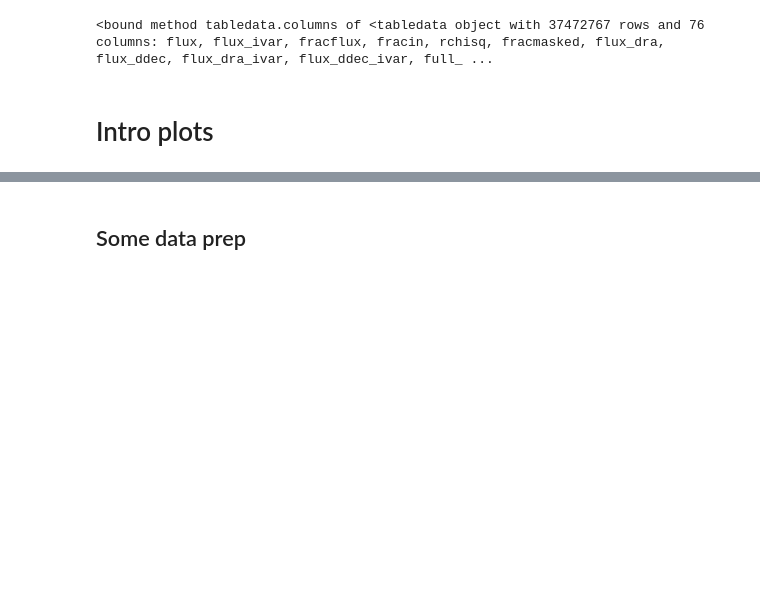
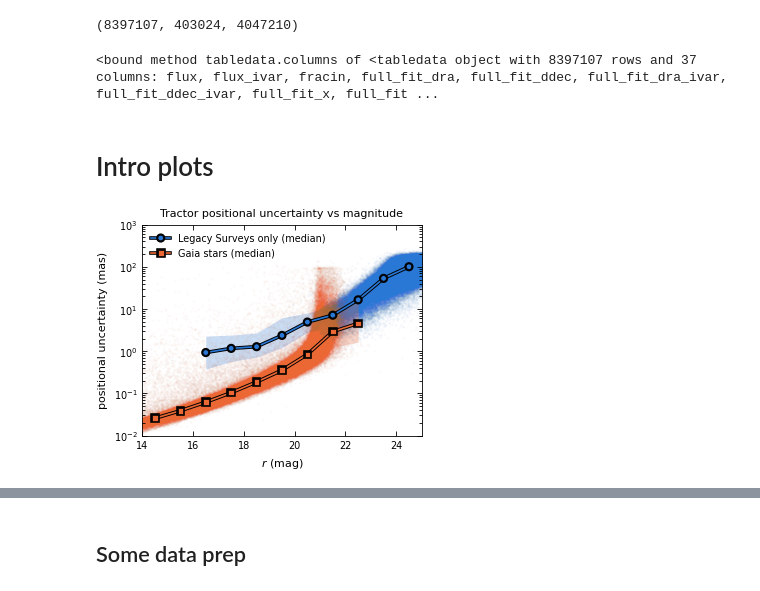
Before and after one commit to nadafalou/LegacyPM, a Jupyter notebook: run/err-plots.ipynb, the cells around one changed output, grey strips where cells are left out. Cells and saved outputs as stored; diff of their text form; code cells hidden in the pictures; blank space fills up the shorter version.

```diff
--- a/run/err-plots.ipynb
+++ b/run/err-plots.ipynb
@@ -14,8 +14,8 @@ from py_files import brick_DCR
 # [EDITED 2026-10-12] data come from the combined per-slice files (slurm/combine_catalogue.py), not per-brick files
 # Which RA slices to use. Per-epoch figures: a few slices are plenty (~9M Gaia-star epochs per full slice).
 # Catalogue-level figures (PM vs Gaia, pulls, footprint): the whole processed sample.
-EPOCH_DEGREES = ['060']
-PM_DEGREES = ['000-063']
+EPOCH_DEGREES = ['000']
+PM_DEGREES = ['000-001']
 PLOTS = '../writeup/plots/'   # paper figures go here
 from py_files import pm_analysis as pma
 from py_files import plot_style as ps
@@ -25,29 +25,45 @@ ps.apply()
 F, T = pma.load_gaia_epochs(EPOCH_DEGREES)
 P = pma.load_combined('pm', EPOCH_DEGREES)   # all PSF objects with PMs in these slices (for the intro plot)
 len(F), len(T), len(P)
+# %% [output]
+(8397107, 403024, 4047210)
 # %%
 F.columns
 # %% [output]
-<bound method tabledata.columns of <tabledata object with 37472767 rows and 76 columns: flux, flux_ivar, fracflux, fracin, rchisq, fracmasked, flux_dra, flux_ddec, flux_dra_ivar, flux_ddec_ivar, full_ ...
+<bound method tabledata.columns of <tabledata object with 8397107 rows and 37 columns: flux, flux_ivar, fracin, full_fit_dra, full_fit_ddec, full_fit_dra_ivar, full_fit_ddec_ivar, full_fit_x, full_fit ...
 # %% [markdown]
 # Intro plots
 # %%
-# [EDITED 2026-10-14] shared plot style (py_files/plot_style.py): print-size figure, colour-blind-safe colours
-# [EDITED 2026-10-12] uses P (all PSF objects with PMs), since T now holds only Gaia stars; saves F1
-P.sigma_rd = np.hypot(np.sqrt(1/P.ra_ivar), np.sqrt(1/P.dec_ivar)) * 60**2 # units np.sqrt(1/deg^-2) * 60**2 = arcsec
-P.mag = -2.5*(np.log10(P.flux_r) - 9)
-plt.figure(figsize=(ps.COLUMN, 2.6))
-NG = np.flatnonzero(P.ref_cat != 'GE')
-plt.scatter(P.mag[NG], P.sigma_rd[NG], alpha=0.1, s=1, color=ps.SERIES[0], rasterized=True, label='Legacy Surveys')
-G = np.flatnonzero(P.ref_cat == 'GE')
-plt.scatter(P.mag[G], P.sigma_rd[G], alpha=0.1, s=1, color=ps.SERIES[1], rasterized=True, label='Gaia stars')
-
-plt.ylabel('(Theoretical) Errors (arcsec)')
-plt.xlabel('r mag of source');
-# plt.ylim(0, 1)
-plt.yscale('log')
-plt.legend(markerscale=6)
-plt.savefig(PLOTS + 'pos_err_vs_mag.png', dpi=200, bbox_inches='tight')
+# [EDITED 2026-10-22] post-meeting plot changes (PLAN "PLAN AFTER DUSTIN MEETING", F)
+# F1: catalogue positional uncertainty vs r magnitude, Legacy Surveys point sources vs Gaia stars.
+# Faint points (alpha 0.03) show the spread; lines are the median in 1-mag bins (shaded: 16th-84th percentile).
+import matplotlib.patheffects as pe
+P.sigma_rd = np.hypot(np.sqrt(1 / P.ra_ivar), np.sqrt(1 / P.dec_ivar)) * 3.6e6   # mas
+with np.errstate(all='ignore'):
+    P.mag = 22.5 - 2.5 * np.log10(P.flux_r)
+ok = np.isfinite(P.mag) & np.isfinite(P.sigma_rd) & (P.sigma_rd > 0)
+fig, ax = plt.subplots(figsize=(ps.COLUMN, 2.7), constrained_layout=True)
+mb = np.arange(14, 25.01, 1.0)
+for k, (sel, label) in enumerate([(P.ref_cat != 'GE', 'Legacy Surveys only'), (P.ref_cat == 'GE', 'Gaia stars')]):
+    J = np.flatnonzero(ok & sel)
+    Js = np.random.default_rng(0).choice(J, min(len(J), 300000), replace=False)   # plotting subsample
+    ax.scatter(P.mag[Js], P.sigma_rd[Js], s=0.3, alpha=0.03, color=ps.SERIES[k], rasterized=True)
+    cen, med, lo, hi = [], [], [], []
+    for a, b in zip(mb, mb[1:]):
+        v = P.sigma_rd[J][(P.mag[J] > a) & (P.mag[J] <= b)]
+        if len(v) < 100:
+            continue
+        cen.append((a + b) / 2); med.append(np.median(v)); lo.append(np.percentile(v, 16)); hi.append(np.percentile(v, 84))
+    ax.fill_between(cen, lo, hi, color=ps.SERIES[k], alpha=0.25, lw=0)
+    ax.plot(cen, med, color=ps.SERIES[k], marker=ps.MARKERS[k], mec='k', mew=0.5, label=f'{label} (median)',
+            path_effects=[pe.withStroke(linewidth=2.6, foreground='k')])   # outline: visible on top of its own cloud
+ax.set_yscale('log'); ax.set_xlim(14, 25); ax.set_ylim(0.01, 1000)
+ax.set_xlabel('$r$ (mag)'); ax.set_ylabel('positional uncertainty (mas)')
+ax.legend(loc='upper left')
+ax.set_title('Tractor positional uncertainty vs magnitude')
+plt.savefig(PLOTS + 'pos_err_vs_mag.png', dpi=300)
+# %% [output]
+[figure, added]
 # %%
 F.sigma_rd = np.sqrt(1. / F.full_fit_dra_ivar + 1. / F.full_fit_ddec_ivar)
 F.err_rd_dcr = np.hypot(F.dcr_full_fit_dra, F.dcr_full_fit_ddec)
```
Also changed, not shown: parts of 16 cells of this notebook, 22 other files.
